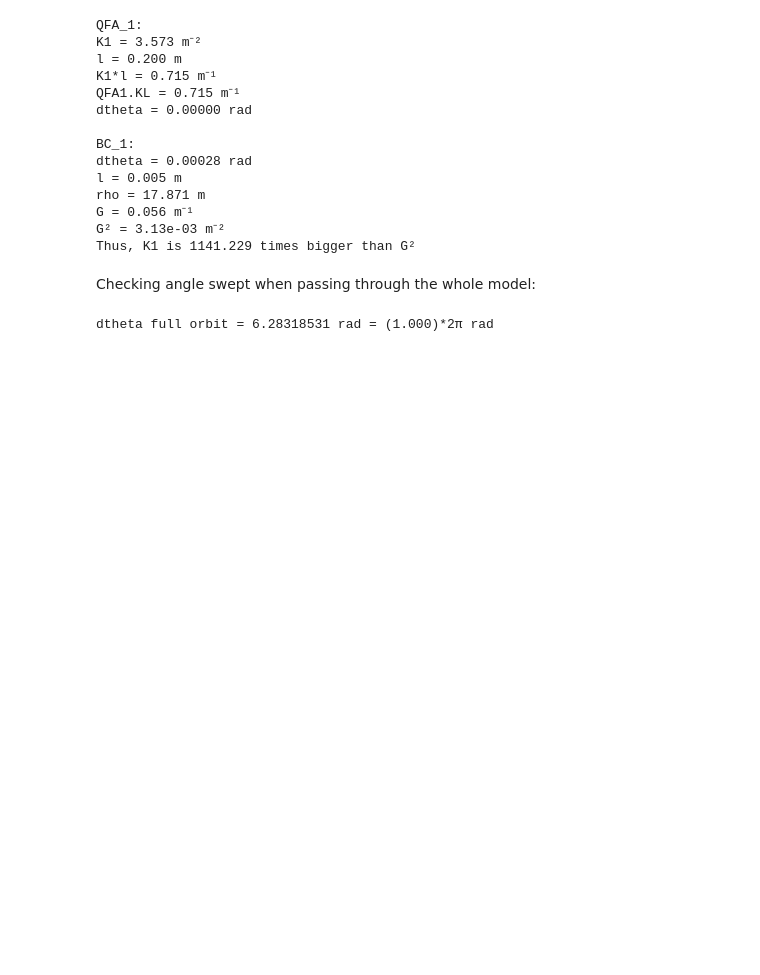
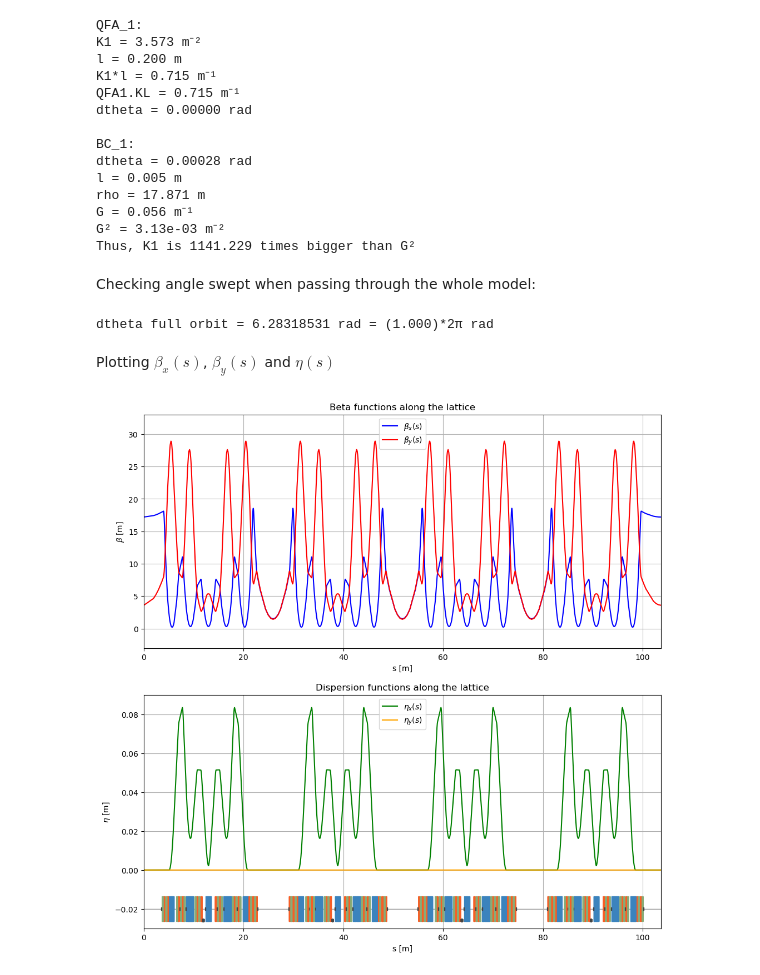
Before and after one commit to HenriqueWS11/fac-henrique, a Jupyter notebook: coding/initial_explorations/sirius_study.ipynb, the cells around one changed output. Cells and saved outputs as stored; diff of their text form; code cells hidden in the pictures; blank space fills up the shorter version.

```diff
--- a/coding/initial_explorations/sirius_study.ipynb
+++ b/coding/initial_explorations/sirius_study.ipynb
@@ -192,3 +190,45 @@ Checking angle swept when passing through the whole model:
 print(f'dtheta full orbit = {np.sum([elem.angle for elem in model]):.8f} rad = ({np.sum([elem.angle for elem in model])/2/np.pi:.3f})*2π rad')
 # %% [output]
 dtheta full orbit = 6.28318531 rad = (1.000)*2π rad
+# %% [markdown]
+Plotting $\beta_x(s)$, $\beta_y(s)$ and $\eta(s)$
+# %%
+twiss, *_ = pa.optics.calc_twiss(model1)
+
+# print(f'twiss shape: {np.shape(twiss)}', f'\n\n{twiss[0]}')
+
+betax = twiss.betax
+betay = twiss.betay
+etax = twiss.etax
+etay = twiss.etay
+spos = twiss.spos
+# %%
+fig, axes = plt.subplots(2, 1, figsize=(12, 2*6))
+
+ax1 = axes[0]
+ax2 = axes[1]
+
+ax1.plot(spos, betax, label=r'$\beta_x(s)$', color='blue')
+ax1.plot(spos, betay, label=r'$\beta_y(s)$', color='red')
+ax1.set_xlabel('s [m]')
+ax1.set_ylabel(r'$\beta$ [m]')
+ax1.set_title('Beta functions along the lattice')
+ax1.legend()
+ax1.grid()
+ax1.set_xlim(0, spos[-1]/5)
+ax1.set_ylim(-3, 33)
+
+ax2.plot(spos, etax, label=r'$\eta_x(s)$', color='green')
+ax2.plot(spos, etay, label=r'$\eta_y(s)$', color='orange')
+ax2.set_xlabel('s [m]')
+ax2.set_ylabel(r'$\eta$ [m]')
+ax2.set_title('Dispersion functions along the lattice')
+ax2.legend()
+ax2.grid()
+ax2.set_xlim(0, spos[-1]/5)
+ax2.set_ylim(-0.03, 0.09)
+
+pa.graphics.draw_lattice(model1, offset=-0.02, gca=ax2, height=0.013)
+plt.show()
+# %% [output]
+[figure, added]
```
Also changed, not shown: parts of 1 cell of this notebook, 2 other files.
